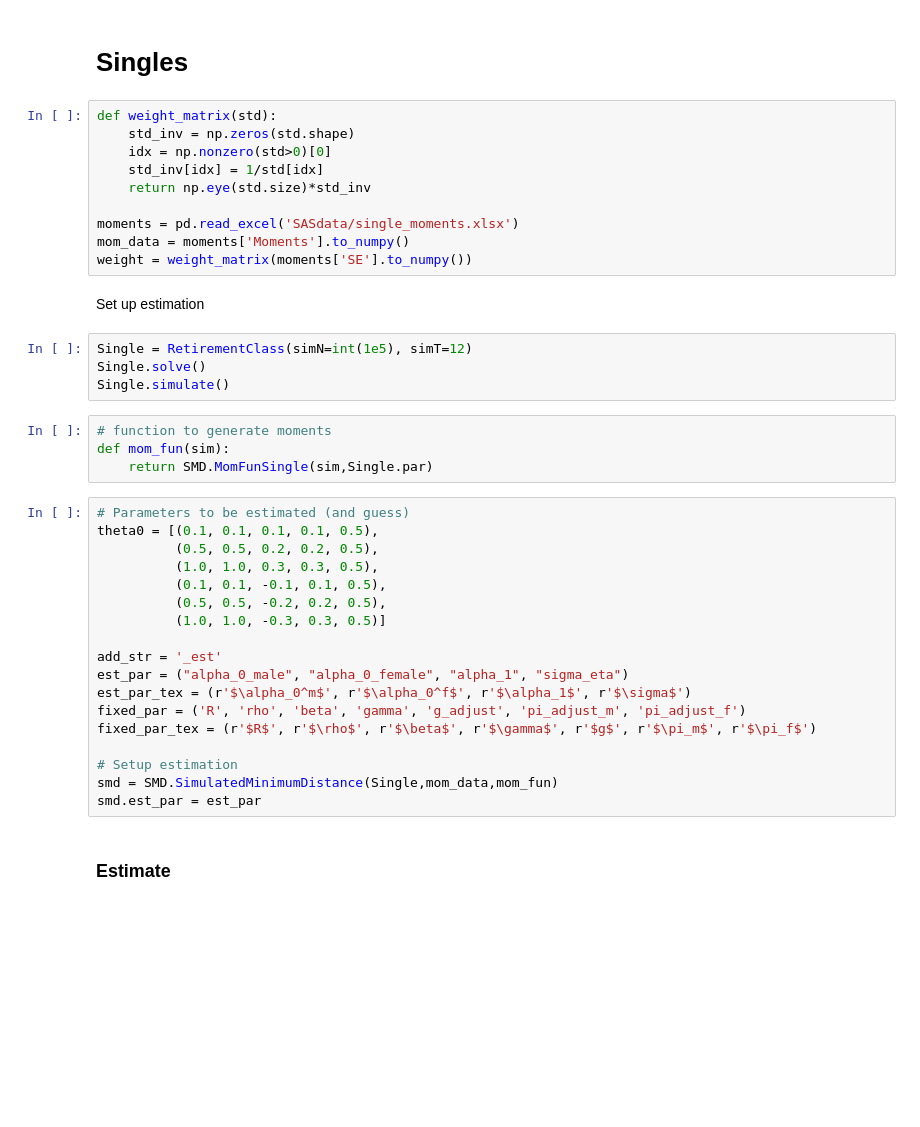
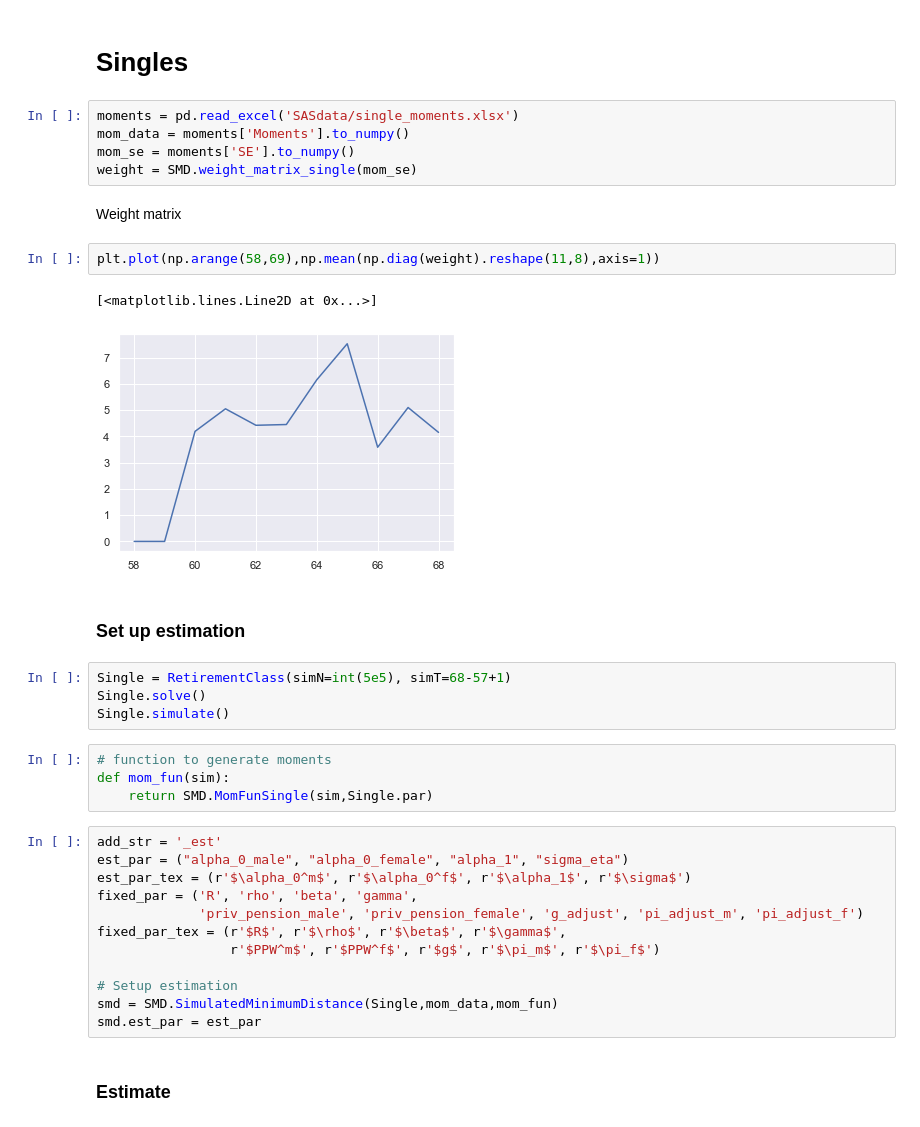
Before and after one commit to mathiassunesen/Speciale_retirement, a Jupyter notebook: Main/MSM_real_data.ipynb, the cells around one changed output. Drawn from its saved outputs; the diff is of its cells as text; blank space fills up the shorter version.

```diff
--- a/Main/MSM_real_data.ipynb
+++ b/Main/MSM_real_data.ipynb
@@ -18,20 +18,22 @@ import numpy as np
 import matplotlib.pyplot as plt
 # %% [markdown]
 # Singles
-# %%
-def weight_matrix(std):
-    std_inv = np.zeros(std.shape)
-    idx = np.nonzero(std>0)[0]
-    std_inv[idx] = 1/std[idx]
-    return np.eye(std.size)*std_inv
-
-moments = pd.read_excel('SASdata/single_moments.xlsx')
-mom_data = moments['Moments'].to_numpy()
-weight = weight_matrix(moments['SE'].to_numpy())
+# %%
+moments = pd.read_excel('SASdata/single_moments.xlsx')
+mom_data = moments['Moments'].to_numpy()
+mom_se = moments['SE'].to_numpy()
+weight = SMD.weight_matrix_single(mom_se)
+# %% [markdown]
+Weight matrix
+# %%
+plt.plot(np.arange(58,69),np.mean(np.diag(weight).reshape(11,8),axis=1))
+# %% [output]
+[<matplotlib.lines.Line2D at 0x...>]
+[figure, added]
 # %% [markdown]
-Set up estimation
+### Set up estimation
 # %%
-Single = RetirementClass(simN=int(1e5), simT=12)
+Single = RetirementClass(simN=int(5e5), simT=68-57+1)
 Single.solve()
 Single.simulate()
 # %%
@@ -39,19 +41,13 @@ Single.simulate()
 def mom_fun(sim):
     return SMD.MomFunSingle(sim,Single.par)
 # %%
-# Parameters to be estimated (and guess)
-theta0 = [(0.1, 0.1, 0.1, 0.1, 0.5),
-          (0.5, 0.5, 0.2, 0.2, 0.5),
-          (1.0, 1.0, 0.3, 0.3, 0.5),
-          (0.1, 0.1, -0.1, 0.1, 0.5),
-          (0.5, 0.5, -0.2, 0.2, 0.5),
-          (1.0, 1.0, -0.3, 0.3, 0.5)]
-
 add_str = '_est'
 est_par = ("alpha_0_male", "alpha_0_female", "alpha_1", "sigma_eta")
 est_par_tex = (r'$\alpha_0^m$', r'$\alpha_0^f$', r'$\alpha_1$', r'$\sigma$')
-fixed_par = ('R', 'rho', 'beta', 'gamma', 'g_adjust', 'pi_adjust_m', 'pi_adjust_f')
-fixed_par_tex = (r'$R$', r'$\rho$', r'$\beta$', r'$\gamma$', r'$g$', r'$\pi_m$', r'$\pi_f$')
+fixed_par = ('R', 'rho', 'beta', 'gamma',
+             'priv_pension_male', 'priv_pension_female', 'g_adjust', 'pi_adjust_m', 'pi_adjust_f')
+fixed_par_tex = (r'$R$', r'$\rho$', r'$\beta$', r'$\gamma$',
+                 r'$PPW^m$', r'$PPW^f$', r'$g$', r'$\pi_m$', r'$\pi_f$')
 
 # Setup estimation
 smd = SMD.SimulatedMinimumDistance(Single,mom_data,mom_fun)
```
Also changed, not shown: parts of 86 cells of this notebook, 13 other files.
